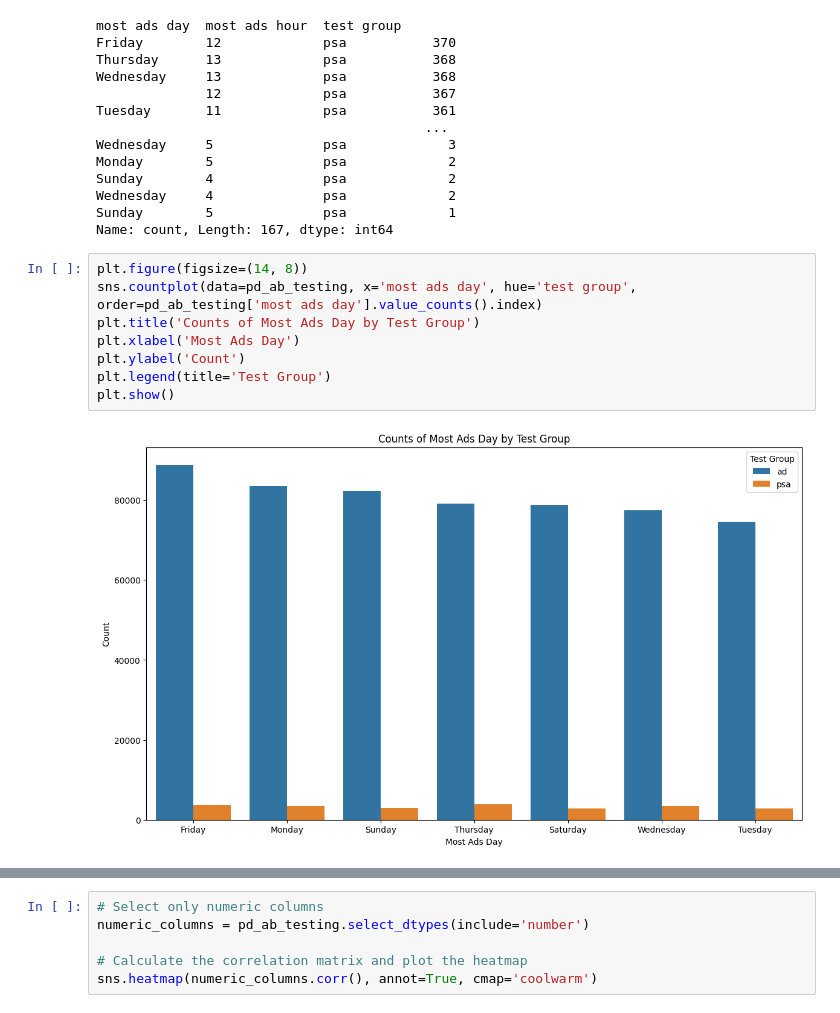
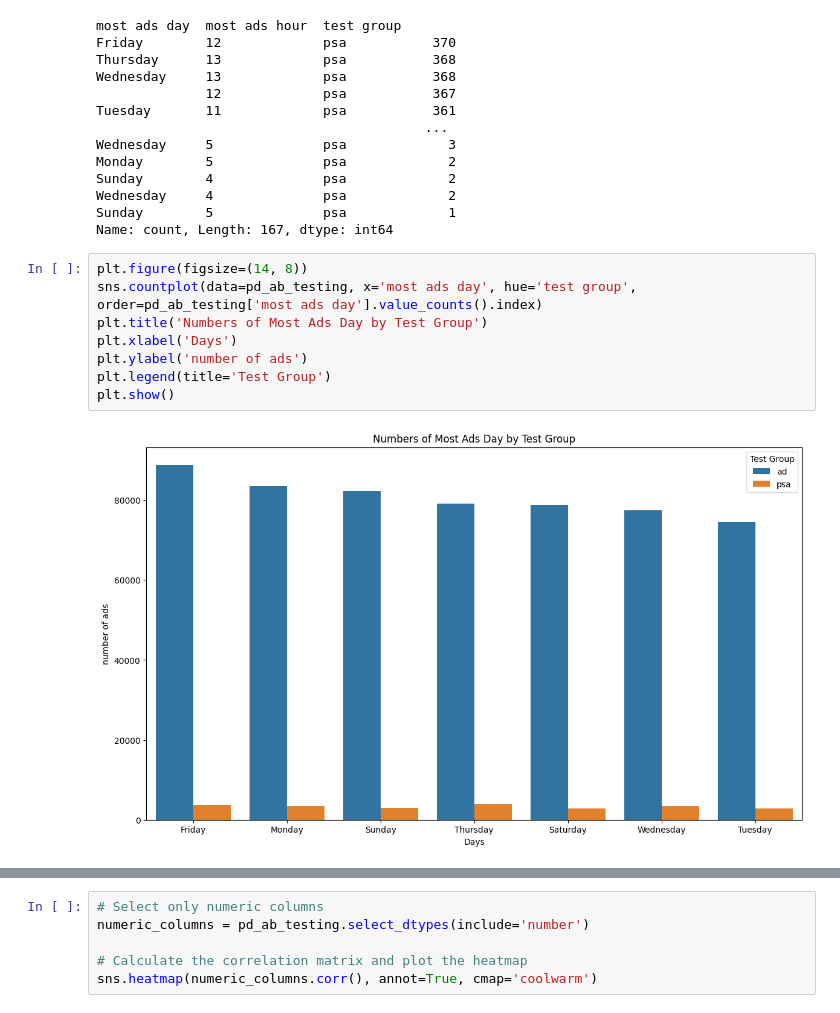
Before and after one commit to amr-salah92/Digital-Wave-Marketing-Campaign-A-B-Test-Performance-Analysis, a Jupyter notebook: abtesting2.ipynb, the cells around one changed output, grey strips where cells are left out. Saved outputs shown, nothing was run; the diff lists cells and outputs as text.

```diff
--- a/abtesting2.ipynb
+++ b/abtesting2.ipynb
@@ -262,10 +312,10 @@ Name: count, Length: 167, dtype: int64
 # %%
 plt.figure(figsize=(14, 8))
 sns.countplot(data=pd_ab_testing, x='most ads day', hue='test group', order=pd_ab_testing['most ads day'].value_counts().index)
-plt.title('Counts of Most Ads Day by Test Group')
-plt.xlabel('Most Ads Day')
-plt.ylabel('Count')
+plt.title('Numbers of Most Ads Day by Test Group')
+plt.xlabel('Days')
+plt.ylabel('number of ads')
 plt.legend(title='Test Group')
 plt.show()
 # %% [output]
-[figure, old version]
+[figure, new version]
```
Also changed, not shown: parts of 5 cells of this notebook.
